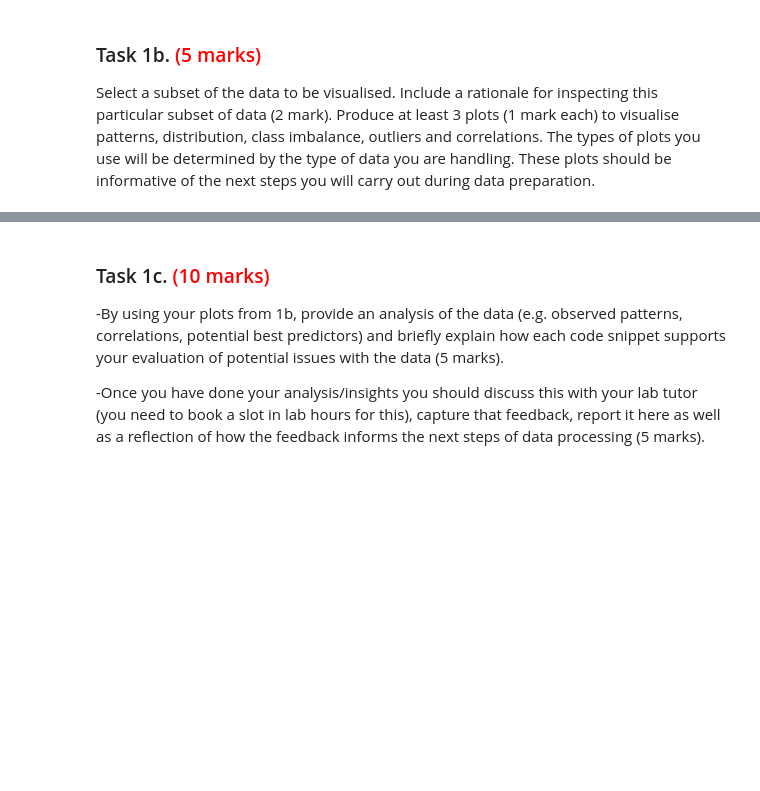
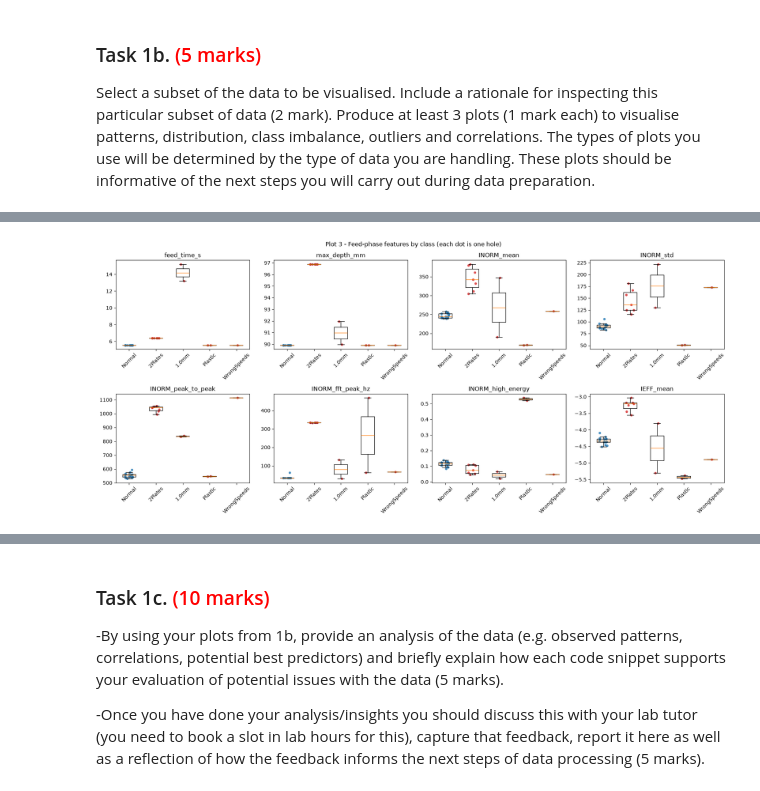
Before and after one commit to Egyml8/MachineLearning_Coursework, a Jupyter notebook: 202627_MMME4125_cw_egyml8.ipynb, the cells around one changed output, grey strips where cells are left out. Saved outputs shown, nothing was run; the diff lists cells and outputs as text; code cells hidden in the pictures; blank space fills up the shorter version.

```diff
--- a/202627_MMME4125_cw_egyml8.ipynb
+++ b/202627_MMME4125_cw_egyml8.ipynb
@@ -103,0 +238,68 @@ The subset selected was February session (83 of 127 cycles). It was selecte to f
+# %%
+# PLOT 3. FEATURE DISTRIBUTIONS AND OUTLIERS
+# As in the skeleton (step 6A), each cycle is summarised by simple
+# statistical and FFT features. Here they are calculated on INORM
+# during the FEED phase only, when the drill is cutting.
+# The feed phase is found from the drill speed: slow downward movement
+# (0.2-10 mm/s); the fast moves before and after run at ~167 mm/s.
+
+def feed_phase(hole, trim=200):
+    speed = pd.Series(hole["POSF"]).diff(50) / 0.05      # mm/s over 50 ms
+    is_feed = ((speed < -0.2) & (speed > -10)).to_numpy()
+    # Drop the first and last 200 ms of the feed so the current spikes from
+    # the fast moves either side are not counted as cutting
+    idx = np.where(is_feed)[0]
+    feed = np.zeros(len(is_feed), dtype=bool)
+    if len(idx) > 2 * trim:              # a cycle with no feed (drill never moved) stays all False
+        feed[idx[0] + trim: idx[-1] - trim] = True
+    return feed
+
+def make_features(rows):
+    result = []
+    for _, hole in rows.iterrows():
+        feed = feed_phase(hole)
+        if feed.sum() == 0:              # no cutting found: record the hole but leave its features empty
+            print("No feed phase found in", hole["File"], "- check this recording")
+            result.append({"feed_time_s": 0, "max_depth_mm": -hole["POSF"].min()})
+            continue
+        signal = hole["INORM"][feed]
+        spectrum = np.abs(np.fft.rfft(signal - signal.mean()))
+        frequencies = np.fft.rfftfreq(len(signal), d=1 / SAMPLING_HZ)
+        power = spectrum ** 2
+        result.append({
+            "feed_time_s": feed.sum() / SAMPLING_HZ,
+            "max_depth_mm": -hole["POSF"].min(),
+            "INORM_mean": signal.mean(),
+            "INORM_std": signal.std(),
+            "INORM_rms": np.sqrt(np.mean(signal ** 2)),
+            "INORM_peak_to_peak": np.ptp(signal),
+            # strongest frequency above 5 Hz (below that is the slow change in load)
+            "INORM_fft_peak_hz": frequencies[frequencies > 5][np.argmax(spectrum[frequencies > 5])],
+            "INORM_high_energy": power[frequencies >= 100].sum() / (power.sum() + 1e-12),
+            "IEFF_mean": hole["IEFF"][feed].mean(),
+        })
+    return pd.DataFrame(result, index=rows.index)
+
+features = make_features(subset)
+features["Label"] = subset["Label"]
+
+to_plot = ["feed_time_s", "max_depth_mm", "INORM_mean", "INORM_std",
+           "INORM_peak_to_peak", "INORM_fft_peak_hz", "INORM_high_energy", "IEFF_mean"]
+fig, axes = plt.subplots(2, 4, figsize=(18, 8))
+for ax, feature in zip(axes.flat, to_plot):
+    data = [features.loc[features["Label"] == c, feature].dropna() for c in CLASSES]
+    ax.boxplot(data, showfliers=False)
+    for i, (c, values) in enumerate(zip(CLASSES, data), start=1):
+        jitter = np.random.default_rng(0).uniform(-0.15, 0.15, len(values))
+        ax.scatter(i + jitter, values, s=14, alpha=0.8,
+                   color="tab:blue" if c == "Normal" else "tab:red")
+    ax.set_xticks(range(1, len(CLASSES) + 1))
+    ax.set_xticklabels(CLASSES, rotation=45)
+    ax.set_title(feature)
+fig.suptitle("Plot 3 - Feed-phase features by class (each dot is one hole)")
+plt.tight_layout()
+plt.show()
+
+print(features.groupby("Label")[to_plot].mean().reindex(CLASSES).round(2))
+# %% [output]
+[figure, added]
```
Also changed, not shown: parts of 12 cells of this notebook.
